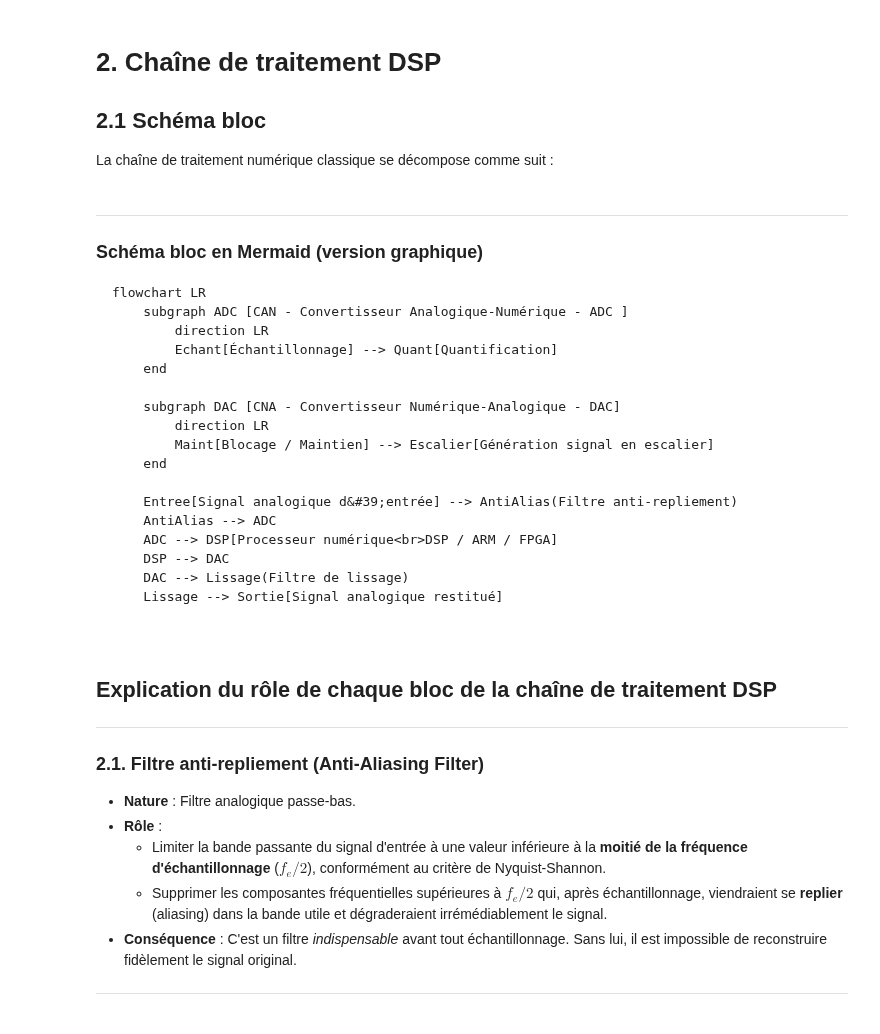
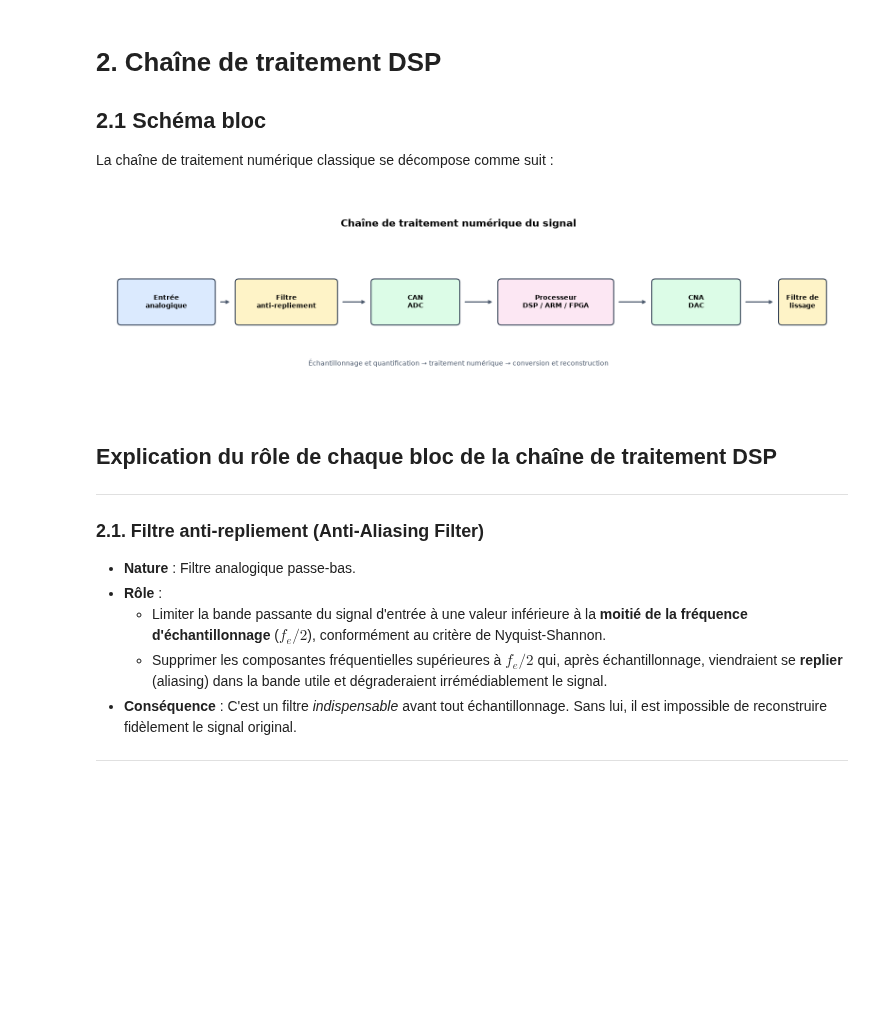
Before and after one commit to khaouet/dsp, a Jupyter notebook: notebooks/dsp_notes_week01.ipynb, the cells around one changed output. Saved outputs shown, nothing was run; the diff lists cells and outputs as text; code cells hidden in the pictures; blank space fills up the shorter version.

````diff
--- a/notebooks/dsp_notes_week01.ipynb
+++ b/notebooks/dsp_notes_week01.ipynb
@@ -86,30 +86,47 @@ Le traitement numérique s’est imposé dans la quasi-totalité des domaines (t
 ## 2.1 Schéma bloc
 
 La chaîne de traitement numérique classique se décompose comme suit :
-# %% [markdown]
-
----
-
-### Schéma bloc en Mermaid (version graphique)
-
-```mermaid
-flowchart LR
-    subgraph ADC [CAN - Convertisseur Analogique‑Numérique - ADC ]
-        direction LR
-        Echant[Échantillonnage] --> Quant[Quantification]
-    end
-
-    subgraph DAC [CNA - Convertisseur Numérique‑Analogique - DAC]
-        direction LR
-        Maint[Blocage / Maintien] --> Escalier[Génération signal en escalier]
-    end
-
-    Entree[Signal analogique d&#39;entrée] --> AntiAlias(Filtre anti‑repliement)
-    AntiAlias --> ADC
-    ADC --> DSP[Processeur numérique<br>DSP / ARM / FPGA]
-    DSP --> DAC
-    DAC --> Lissage(Filtre de lissage)
-    Lissage --> Sortie[Signal analogique restitué]
+# %%
+import matplotlib.pyplot as plt
+from matplotlib.patches import FancyBboxPatch
+
+fig, ax = plt.subplots(figsize=(16, 4.5))
+ax.set_xlim(0, 16.4)
+ax.set_ylim(0, 5)
+ax.axis('off')
+
+blocks = [
+    (0.4, 1.8, 2.1, 1.1, 'Entrée\nanalogique', '#dbeafe'),
+    (3.0, 1.8, 2.2, 1.1, 'Filtre\nanti-repliement', '#fef3c7'),
+    (6.0, 1.8, 1.9, 1.1, 'CAN\nADC', '#dcfce7'),
+    (8.8, 1.8, 2.5, 1.1, 'Processeur\nDSP / ARM / FPGA', '#fce7f3'),
+    (12.2, 1.8, 1.9, 1.1, 'CNA\nDAC', '#dcfce7'),
+    (15.0, 1.8, 1.0, 1.1, 'Filtre de\nlissage', '#fef3c7'),
+]
+
+for x, y, width, height, label, color in blocks:
+    patch = FancyBboxPatch(
+        (x, y), width, height,
+        boxstyle='round,pad=0.03,rounding_size=0.08',
+        facecolor=color, edgecolor='#334155', linewidth=1.5,
+    )
+    ax.add_patch(patch)
+    ax.text(x + width / 2, y + height / 2, label, ha='center', va='center', fontsize=10, weight='bold')
+
+for index in range(len(blocks) - 1):
+    x, y, width, height, *_ = blocks[index]
+    next_x = blocks[index + 1][0]
+    ax.annotate(
+        '', xy=(next_x - 0.12, y + height / 2), xytext=(x + width + 0.12, y + height / 2),
+        arrowprops={'arrowstyle': '->', 'color': '#475569', 'linewidth': 1.8},
+    )
+
+ax.text(7.9, 4.25, 'Chaîne de traitement numérique du signal', ha='center', fontsize=15, weight='bold')
+ax.text(7.9, 0.75, 'Échantillonnage et quantification → traitement numérique → conversion et reconstruction', ha='center', fontsize=10, color='#475569')
+plt.tight_layout()
+plt.show()
+# %% [output]
+[figure, added]
 # %% [markdown]
 ## Explication du rôle de chaque bloc de la chaîne de traitement DSP
 
````
